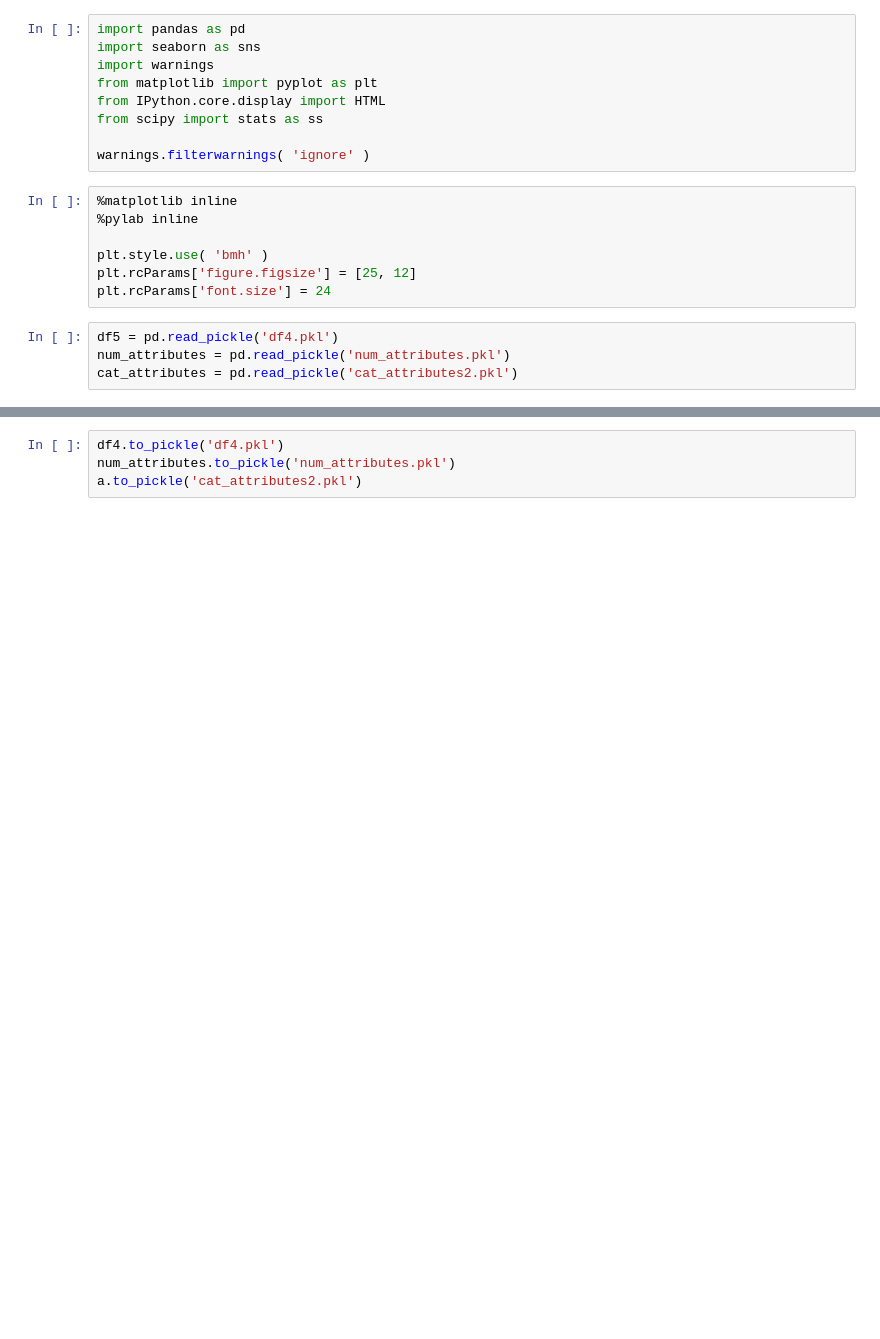
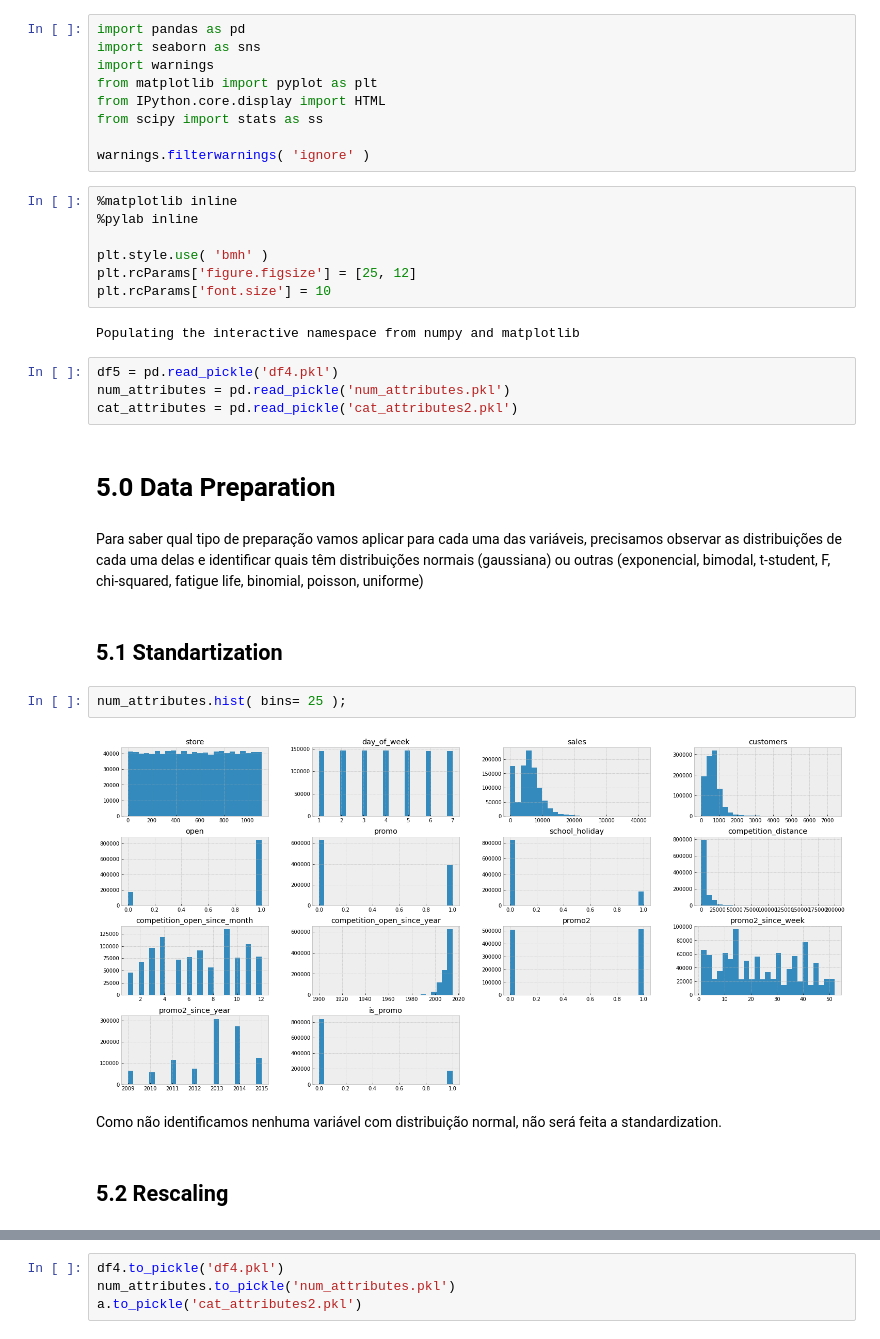
Before and after one commit to soaresvml/dsemproducao, a Jupyter notebook: m05_v01_store_sales_prediction.ipynb, the cells around one changed output, grey strips where cells are left out. Saved outputs shown, nothing was run; the diff lists cells and outputs as text; blank space fills up the shorter version.

Commit message:
Data preparation and Encoding of category variables

```diff
--- a/m05_v01_store_sales_prediction.ipynb
+++ b/m05_v01_store_sales_prediction.ipynb
@@ -13,8 +13,24 @@ warnings.filterwarnings( 'ignore' )
 
 plt.style.use( 'bmh' )
 plt.rcParams['figure.figsize'] = [25, 12]
-plt.rcParams['font.size'] = 24
+plt.rcParams['font.size'] = 10
+# %% [output]
+Populating the interactive namespace from numpy and matplotlib
 # %%
 df5 = pd.read_pickle('df4.pkl')
 num_attributes = pd.read_pickle('num_attributes.pkl')
 cat_attributes = pd.read_pickle('cat_attributes2.pkl')
+# %% [markdown]
+# 5.0 Data Preparation
+# %% [markdown]
+Para saber qual tipo de preparação vamos aplicar para cada uma das variáveis, precisamos observar as distribuições de cada uma delas e identificar quais têm distribuições normais (gaussiana) ou outras (exponencial, bimodal, t-student, F, chi-squared, fatigue life, binomial, poisson, uniforme)
+# %% [markdown]
+## 5.1 Standartization
+# %%
+num_attributes.hist( bins= 25 );
+# %% [output]
+[figure, added]
+# %% [markdown]
+Como não identificamos nenhuma variável com distribuição normal, não será feita a standardization.
+# %% [markdown]
+## 5.2 Rescaling
```
Also changed, not shown: parts of 24 cells of this notebook.
